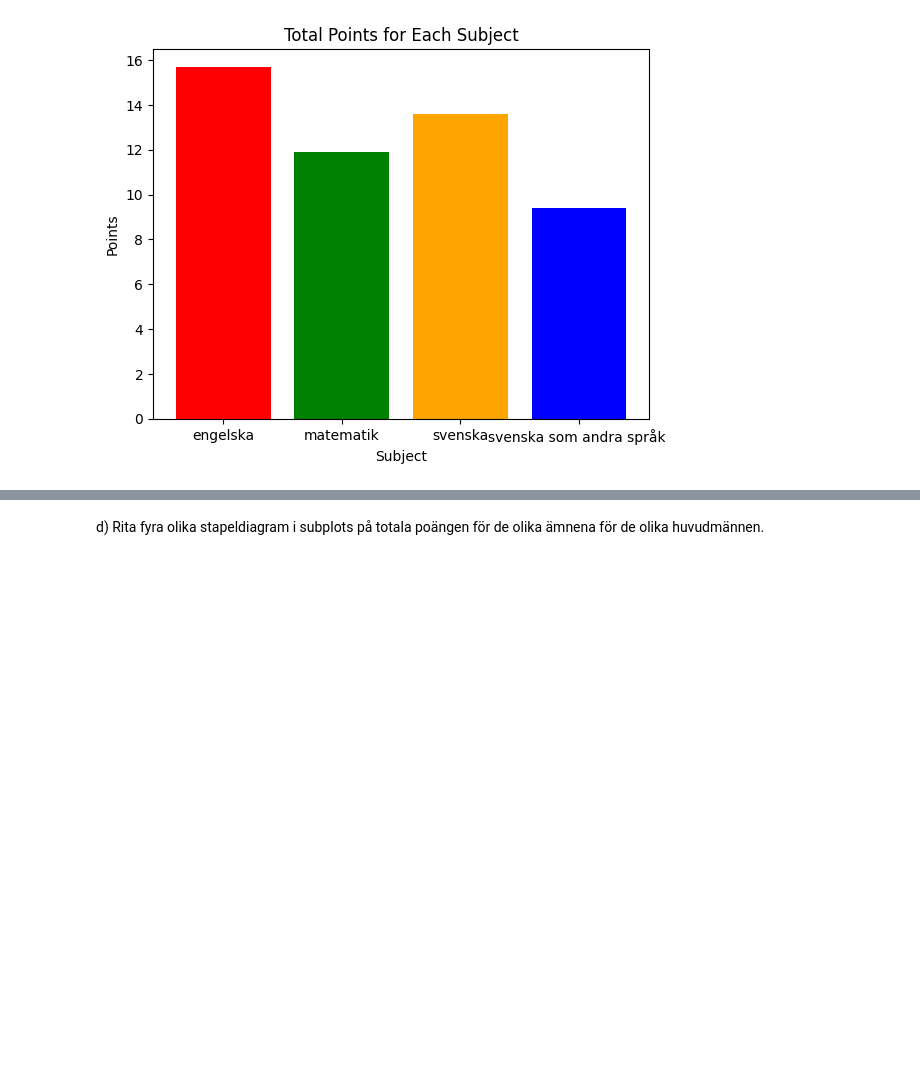
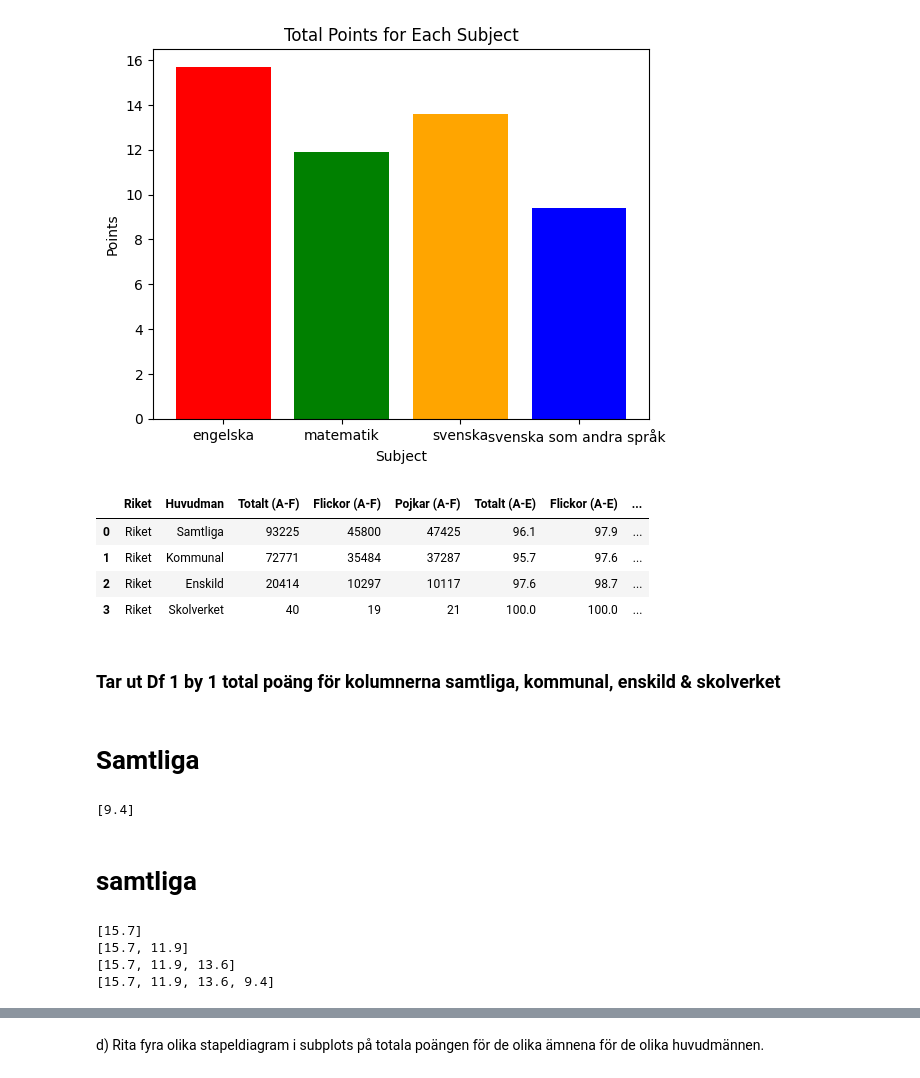
Before and after one commit to Zandri2k/Python-Sandra-Nilsson-OPA23, a Jupyter notebook: Labb_2/Labb_2.ipynb, the cells around one changed output, grey strips where cells are left out. Cells and saved outputs as stored; diff of their text form; code cells hidden in the pictures; blank space fills up the shorter version.

```diff
--- a/Labb_2/Labb_2.ipynb
+++ b/Labb_2/Labb_2.ipynb
@@ -205,3 +205,40 @@ plt.title("Total Points for Each Subject")
 plt.show()
 # %% [output]
 [figure]
+# %%
+df_subjects[2]
+# %% [output]
+|  | Riket | Huvudman | Totalt (A-F) | Flickor (A-F) | Pojkar (A-F) | Totalt (A-E) | Flickor (A-E) | ... |
+| 0 | Riket | Samtliga | 93225 | 45800 | 47425 | 96.1 | 97.9 | ... |
+| 1 | Riket | Kommunal | 72771 | 35484 | 37287 | 95.7 | 97.6 | ... |
+| 2 | Riket | Enskild | 20414 | 10297 | 10117 | 97.6 | 98.7 | ... |
+| 3 | Riket | Skolverket | 40 | 19 | 21 | 100.0 | 100.0 | ... |
+# %% [markdown]
+### Tar ut Df 1 by 1 total poäng för kolumnerna samtliga, kommunal, enskild & skolverket
+# %% [markdown]
+# Samtliga
+# %%
+
+total_poäng = [
+
+]
+total_point = df_subjects[i][df_subjects[i]["Huvudman"] == "Samtliga"]["Totalt (Poäng)"].values[0] #mask
+total_poäng.append(total_point)
+total_poäng
+# %% [output]
+[9.4]
+# %% [markdown]
+# samtliga
+# %%
+total_poäng_0 = [
+
+]
+for i in range(4):
+    total_point = df_subjects[i][df_subjects[i]["Huvudman"] == "Samtliga"]["Totalt (Poäng)"].values[0] # boolean mask
+    total_poäng_0.append(total_point)
+    print(total_poäng_0)
+# %% [output]
+[15.7]
+[15.7, 11.9]
+[15.7, 11.9, 13.6]
+[15.7, 11.9, 13.6, 9.4]
```
Also changed, not shown: parts of 7 cells of this notebook.
